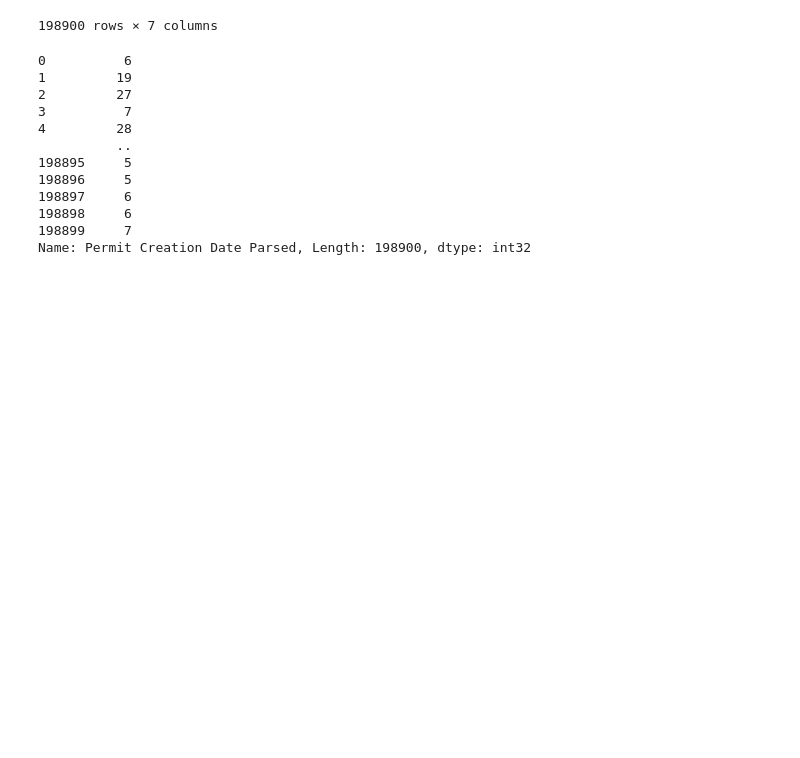
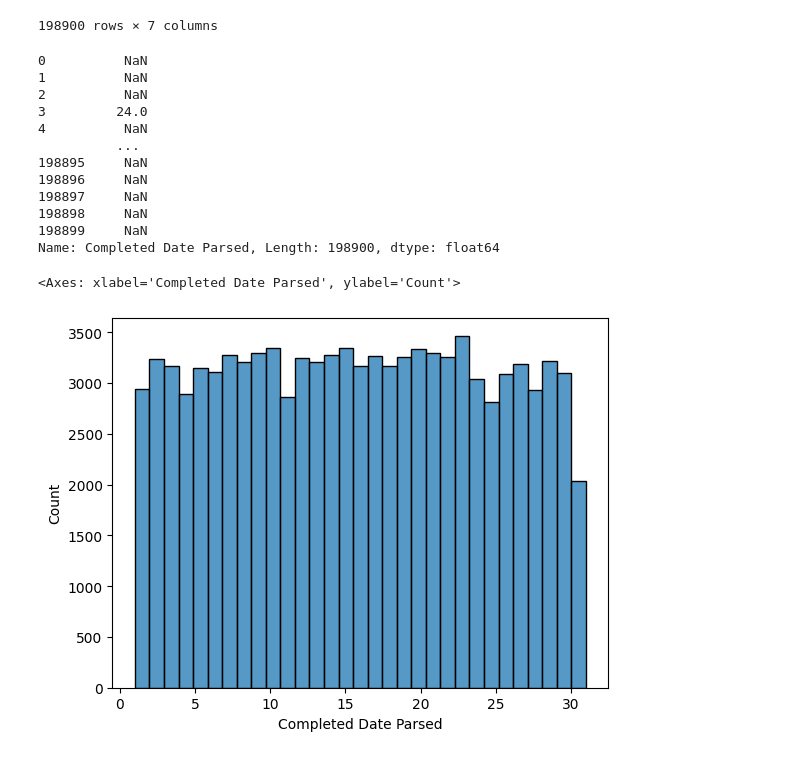
Before and after one commit to eklim-ds/Data_Projects, a Jupyter notebook: Data Analysis/Data Cleaning Challenge/DataCleansing.ipynb, the cells around one changed output. Saved outputs shown, nothing was run; the diff lists cells and outputs as text; code cells hidden in the pictures; blank space fills up the shorter version.

```diff
--- a/Data Analysis/Data Cleaning Challenge/DataCleansing.ipynb
+++ b/Data Analysis/Data Cleaning Challenge/DataCleansing.ipynb
@@ -119,0 +125,16 @@ array([  4000.,      1.,  20000.,   2000., 100000.,  12000.,      0.,
+# %%
+#Let's use SimpleImputer package to fill missing values in Cost fields with mean values
+from sklearn.impute import SimpleImputer
+
+cost_cols = [col for col in sf_permits.columns if 'Cost' in col]
+
+
+
+#Initialize imputer specifying "mean" strategy
+imputer = SimpleImputer(strategy='mean', missing_values=np.nan)
+#Apply imputation method
+imputer = imputer.fit(sf_permits[cost_cols])
+sf_permits[cost_cols] = imputer.transform(sf_permits[cost_cols])
+
+#Check on the example of Estimated Cost
+sf_permits[ "Estimated Cost"].head(50).unique() #unique values:
@@ -119,0 +146,8 @@ array([  4000.,      1.,  20000.,   2000., 100000.,  12000.,      0.,
+# %%
+# For Categorial values in "Proposed Use" column, let's populate missing values with most frequent ones.
+
+imputer = SimpleImputer(strategy='most_frequent', missing_values=np.nan)
+imputer = imputer.fit(sf_permits[['Proposed Use']])
+sf_permits[['Proposed Use']] = imputer.transform(sf_permits[['Proposed Use']])
+
+sf_permits[ "Proposed Use"].value_counts().head(20)
@@ -138,8 +190,6 @@ sf_permits[date_cols]
 | 198898 | 12/06/2017 | 12/06/2017 | 12/06/2017 | 12/06/2017 | NaN | ... |
 | 198899 | 12/07/2017 | 12/07/2017 | 12/07/2017 | 12/07/2017 | NaN | ... |
 198900 rows × 7 columns
-# %%
-sf_permits[date_cols] = sf_permits[date_cols].fillna('')
 # %%
 sf_permits['Permit Creation Date Parsed'] = pd.to_datetime(sf_permits['Permit Creation Date'])
 sf_permits['Current Status Date Parsed'] = pd.to_datetime(sf_permits['Current Status Date'])
@@ -147,18 +197,18 @@ sf_permits['Completed Date Parsed'] = pd.to_datetime(sf_permits['Completed Date'
 sf_permits['Filed Date Parsed'] = pd.to_datetime(sf_permits['Filed Date'])
 sf_permits['Issued Date Parsed'] = pd.to_datetime(sf_permits['Issued Date'])
 # %%
-day_of_month_landslides = sf_permits['Permit Creation Date Parsed'].dt.day
+day_of_month_landslides = sf_permits['Completed Date Parsed'].dt.day
 day_of_month_landslides
 # %% [output]
-0          6
-1         19
-2         27
-3          7
-4         28
-          ..
-198895     5
-198896     5
-198897     6
-198898     6
-198899     7
-Name: Permit Creation Date Parsed, Length: 198900, dtype: int32
+0          NaN
+1          NaN
+2          NaN
+3         24.0
+4          NaN
+          ...
+198895     NaN
+198896     NaN
+198897     NaN
+198898     NaN
+198899     NaN
+Name: Completed Date Parsed, Length: 198900, dtype: float64
@@ -164,0 +217,9 @@ Name: Permit Creation Date Parsed, Length: 198900, dtype: int32
+# %%
+# remove na's
+day_of_month_landslides = day_of_month_landslides.dropna()
+
+# plot the day of the month
+sns.histplot(day_of_month_landslides, kde=False, bins=31)
+# %% [output]
+<Axes: xlabel='Completed Date Parsed', ylabel='Count'>
+[figure, added]
```
Also changed, not shown: parts of 13 cells of this notebook.
